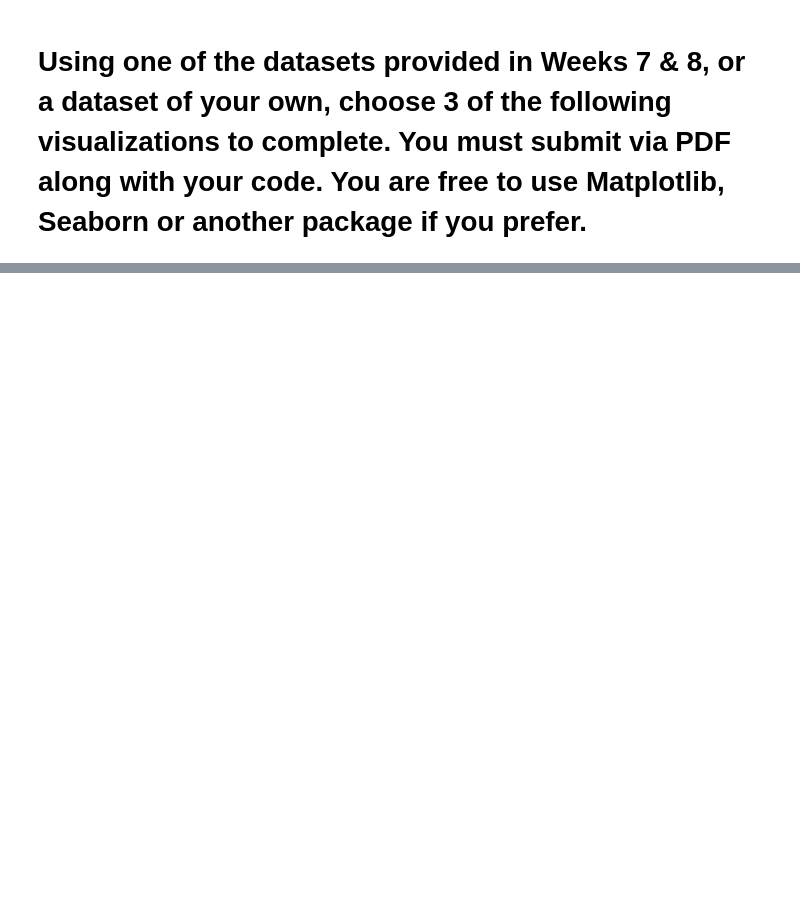
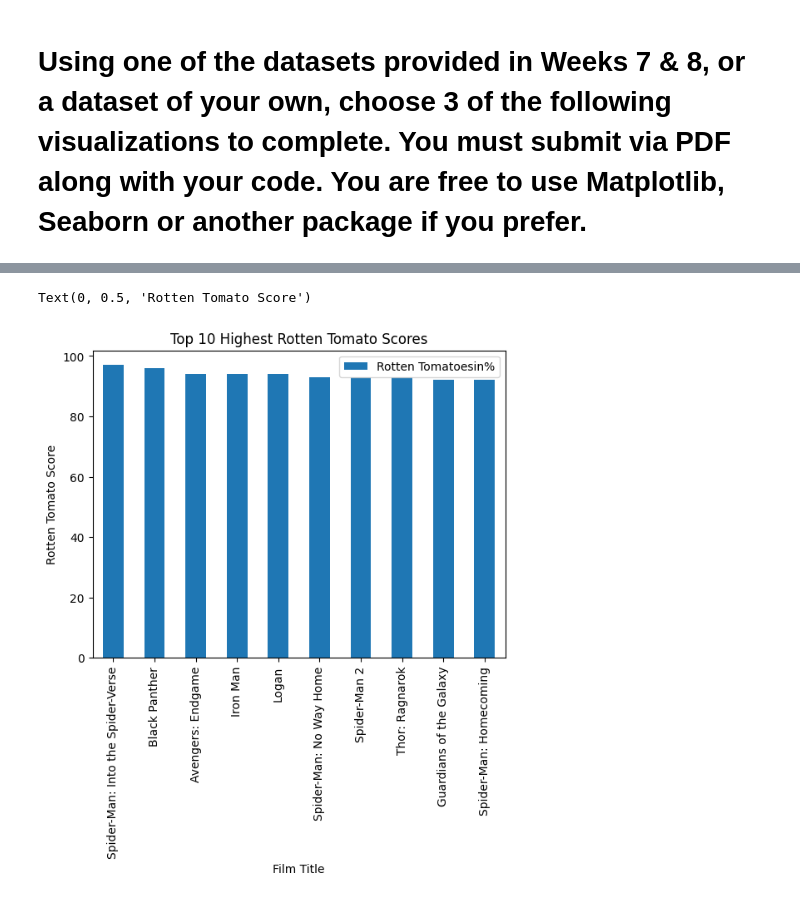
Before and after one commit to Theranmeadows97/dsc540datapreparation, a Jupyter notebook: week9&10/week9&10.ipynb, the cells around one changed output, grey strips where cells are left out. Cells and saved outputs as stored; diff of their text form; code cells hidden in the pictures; blank space fills up the shorter version.

```diff
--- a/week9&10/week9&10.ipynb
+++ b/week9&10/week9&10.ipynb
@@ -326,0 +350,8 @@ import matplotlib.pyplot as plt
+# %%
+film_rt_df.plot.bar(x = "Film", y = "Rotten Tomatoesin%")
+plt.title("Top 10 Highest Rotten Tomato Scores")
+plt.xlabel("Film Title")
+plt.ylabel("Rotten Tomato Score")
+# %% [output]
+Text(0, 0.5, 'Rotten Tomato Score')
+[figure, added]
```
Also changed, not shown: parts of 11 cells of this notebook, 2 other files.
